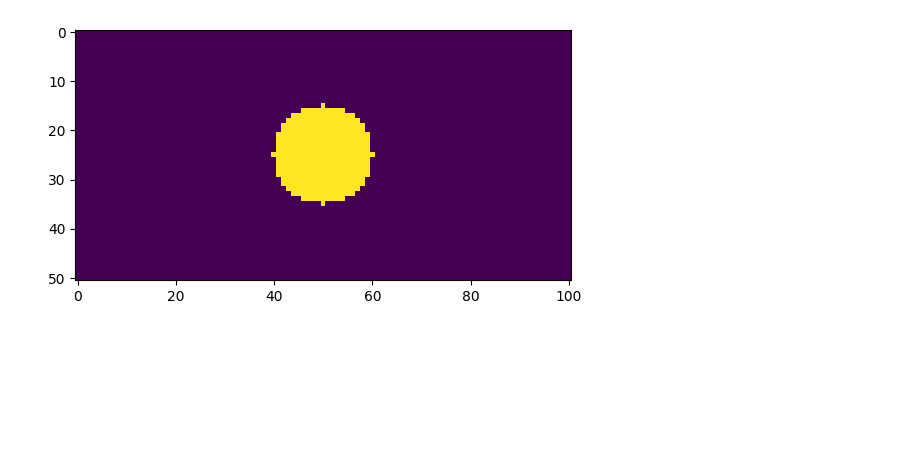
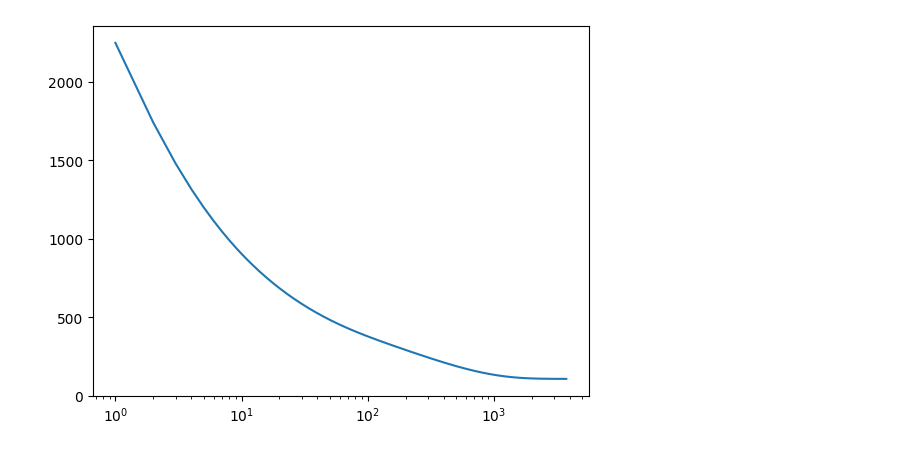
Before and after one commit to xXKeNdAmAmAsTeRXx/Computer_Physics, a Jupyter notebook: projekt6/Metoda_relaksacji.ipynb, the cells around one changed output. Cells and saved outputs as stored; diff of their text form; code cells hidden in the pictures; blank space fills up the shorter version.

Commit message:
global relacsation, sum plot and voltage plot

```diff
--- a/projekt6/Metoda_relaksacji.ipynb
+++ b/projekt6/Metoda_relaksacji.ipynb
@@ -36,10 +36,96 @@ def apply_neumann_wb(V_grid):
 
     return V_grid
 
-V = apply_neumann_wb(V)
+
+#========= DEBUG =========#
+# print(V.shape)
+# plt.imshow(V)
+# plt.show()
+
+def calculate_S(V_grid, dx):
+
+    #Suma
+    V_i_j = V_grid[:-1, :-1]
+    V_i_plus_1_j = V_grid[1:, :-1]
+    V_i_j_plus_1 = V_grid[:-1, 1:]
+
+    numerator_x = V_i_plus_1_j - V_i_j          #W pdf +  (4), nie powinien być -
+    term_x_squared = (numerator_x / dx)**2
+
+    numerator_y = V_i_j_plus_1 - V_i_j
+    term_y_squared = (numerator_y / dx)**2
+
+    pre_factor = (dx**2) / 2
+    S = pre_factor * np.sum(term_x_squared + term_y_squared)
+
+    return S
+
+def global_relaxation():
+    global PARAMS, nanotube_mask, i_coords, j_coords
+
+    V_s = np.zeros((PARAMS['Nx'] + 1, PARAMS['Ny'] + 1))
+    # Ustawienie początkowych WB Dirichleta
+    V_s[:, 0] = 0.0
+    V_s[:, PARAMS['Ny']] = 0.0
+    V_s[nanotube_mask] = PARAMS['Vc']
+
+    V_n = V_s.copy()
+
+    S_values = []
+    Iter_num = []
+
+    for iteration in range(1, 50000): # Limit iteracji
 
 
-print(V.shape)
-plt.imshow(V)
+        # Krok 1: Obliczanie V_n (tylko wewnątrz, poza brzegami i nanorurką)
+        # Tworzymy maskę dla węzłów, które mają być obliczone
+        internal_mask = np.ones((PARAMS['Nx'] + 1, PARAMS['Ny'] + 1), dtype=bool)
+        internal_mask[0, :] = False; internal_mask[PARAMS['Nx'], :] = False
+        internal_mask[:, 0] = False; internal_mask[:, PARAMS['Ny']] = False
+        internal_mask[nanotube_mask] = False
+
+        # Wzór (7) - uśrednianie 4 sąsiadów
+        V_n[internal_mask] = 0.25 * (
+            V_s[i_coords[internal_mask] + 1, j_coords[internal_mask]] +
+            V_s[i_coords[internal_mask] - 1, j_coords[internal_mask]] +
+            V_s[i_coords[internal_mask], j_coords[internal_mask] + 1] +
+            V_s[i_coords[internal_mask], j_coords[internal_mask] - 1]
+        )
+
+        # Krok 2: Uwzględnienie WB Neumanna w V_n (przy i=0 i i=Nx)
+        V_n = apply_neumann_wb(V_n)
+
+
+
+        # Obliczanie S
+        S_it = calculate_S(V_n, PARAMS['dx'])
+        S_values.append(S_it)
+        Iter_num.append(iteration)
+
+        # Sprawdzanie zbieżności
+        if iteration > 1:
+            S_prev = S_values[-2]
+            if S_prev != 0 and np.abs((S_it - S_prev) / S_prev) < PARAMS['epsilon']:
+                print(f"Zbieżność osiągnięta w iteracji: {iteration}")
+                print(S_it, S_prev)
+                break
+        # Krok 3: Przepisanie tablicy
+        V_s = V_n.copy()
+
+        #Debug print
+        # plt.imshow(V_n)
+        # plt.show()
+
+    return V_n, S_values, Iter_num
+
+# Uruchomienie Zadania 1
+V_global, S_global, Iter = global_relaxation()
+plt.plot(Iter, S_global)
+plt.xscale('log')
 plt.show()
+
+# Zadanie 2: Wykres mapy potencjału V
+plt.imshow(V_global.T, cmap='seismic')
+plt.colorbar()
+plt.show()
 # %% [output]
@@ -47 +134 @@ plt.show()
-[figure, old version]
+[figure, new version]
```
Also changed, not shown: parts of 1 cell of this notebook.
